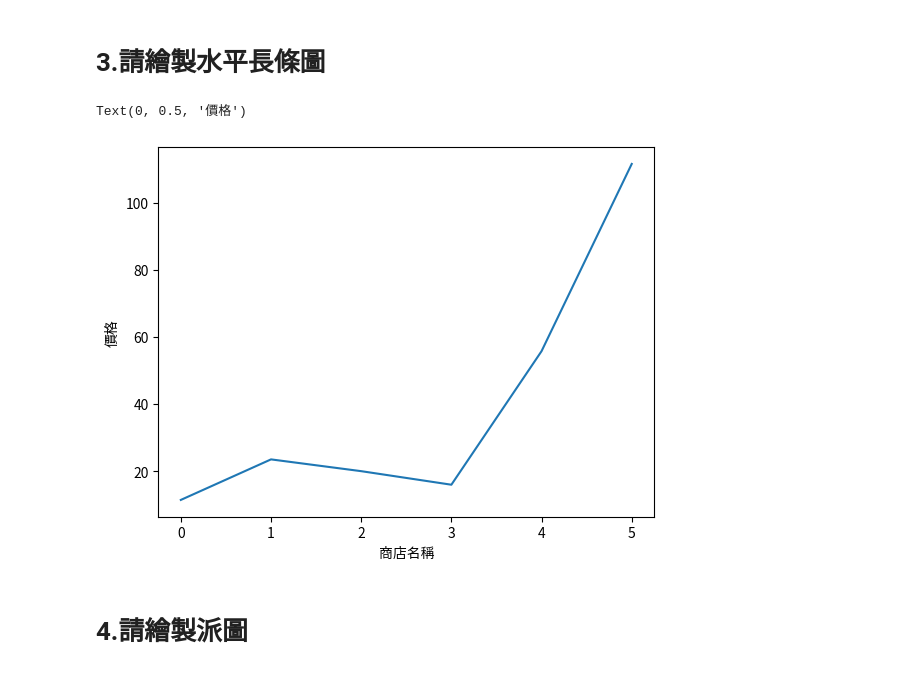
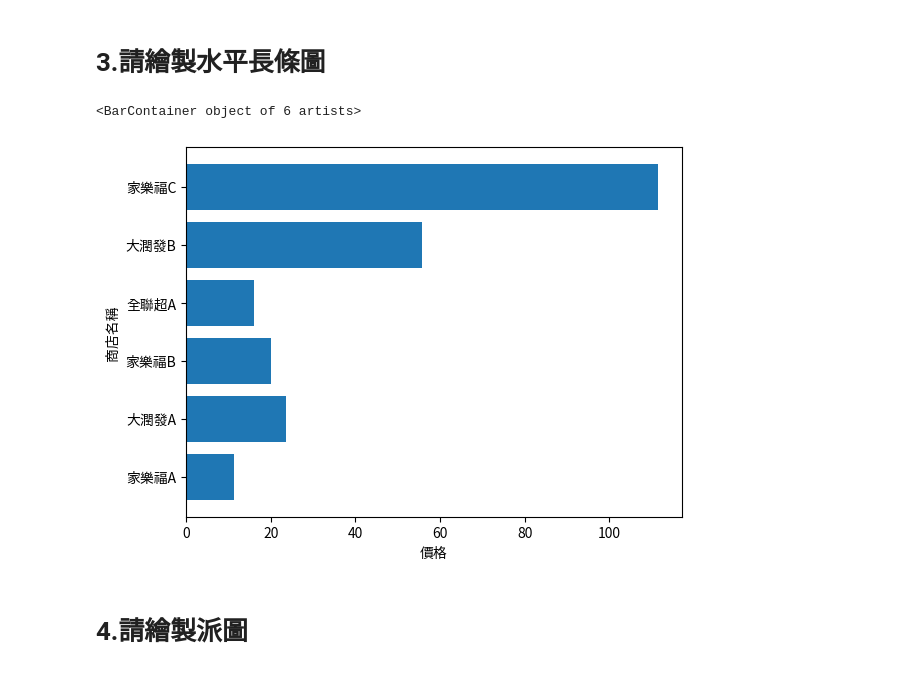
Before and after one commit to marjasback2bedge/LATIA_112-2, a Jupyter notebook: week6/week6_demo.ipynb, the cells around one changed output. Saved outputs shown, nothing was run; the diff lists cells and outputs as text; code cells hidden in the pictures.

```diff
--- a/week6/week6_demo.ipynb
+++ b/week6/week6_demo.ipynb
@@ -57,15 +57,16 @@ Text(0, 0.5, '價格')
 [figure]
 # %% [markdown]
 # 3.請繪製水平長條圖
-# %%
-# 延伸上一題相同內容
-
-plt.plot([0, 1, 2, 3, 4, 5], df["價格"])
-plt.xlabel("商店名稱")
-plt.ylabel("價格")
-# %% [output]
-Text(0, 0.5, '價格')
-[figure, removed]
+# %%
+# 延伸上一題相同內容
+
+plt.ylabel("商店名稱")
+plt.xlabel("價格")
+
+plt.barh(df["商店"], df["價格"])
+# %% [output]
+<BarContainer object of 6 artists>
+[figure, added]
 # %% [markdown]
 # 4.請繪製派圖
 # %%
```
Also changed, not shown: parts of 2 cells of this notebook.
